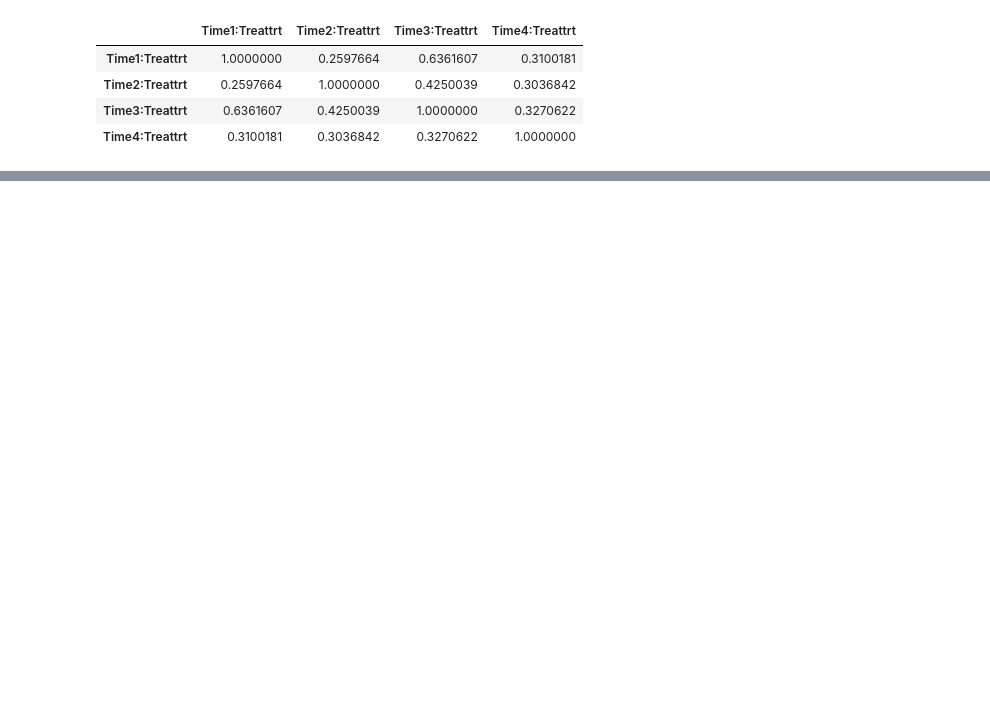
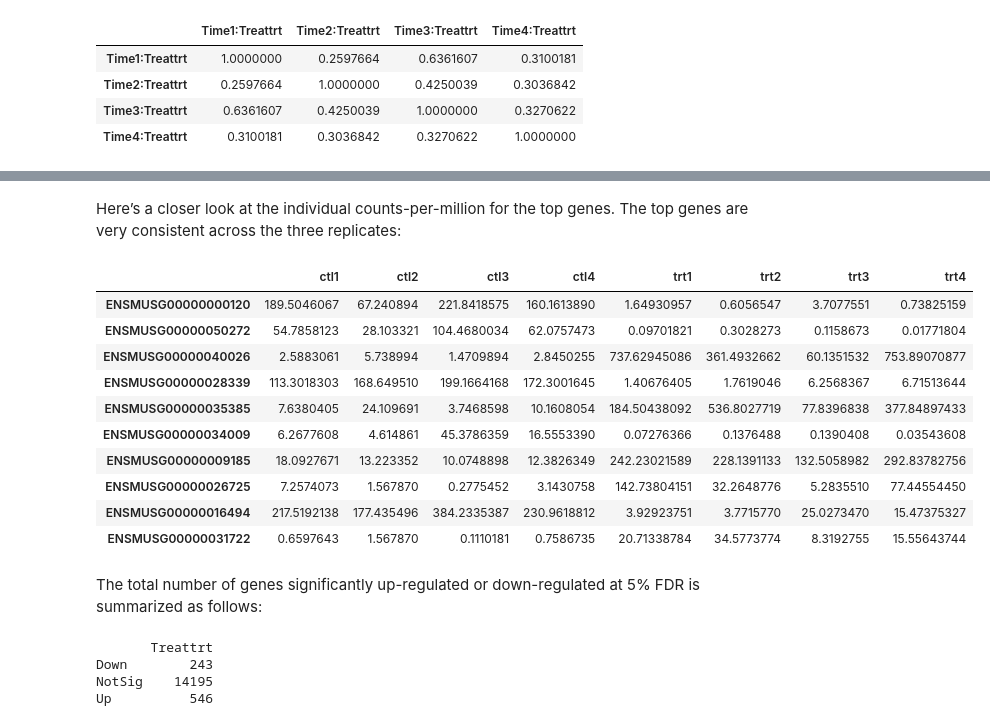
Before and after one commit to Sophia-art/EukaryoticTranscriptomics, a Jupyter notebook: R.ipynb, the cells around one changed output, grey strips where cells are left out. Cells and saved outputs as stored; diff of their text form; code cells hidden in the pictures; blank space fills up the shorter version.

```diff
--- a/R.ipynb
+++ b/R.ipynb
@@ -185,0 +229,28 @@ logFC
+# %% [markdown]
+Here’s a closer look at the individual counts-per-million for the top genes. The top genes are very
+consistent across the three replicates:
+# %%
+top <- rownames(topTags(lrt))
+cpm(z)[top,]
+# %% [output]
+|  | ctl1 | ctl2 | ctl3 | ctl4 | trt1 | trt2 | trt3 | trt4 |
+| ENSMUSG00000000120 | 189.5046067 | 67.240894 | 221.8418575 | 160.1613890 | 1.64930957 | 0.6056547 | 3.7077551 | 0.73825159 |
+| ENSMUSG00000050272 | 54.7858123 | 28.103321 | 104.4680034 | 62.0757473 | 0.09701821 | 0.3028273 | 0.1158673 | 0.01771804 |
+| ENSMUSG00000040026 | 2.5883061 | 5.738994 | 1.4709894 | 2.8450255 | 737.62945086 | 361.4932662 | 60.1351532 | 753.89070877 |
+| ENSMUSG00000028339 | 113.3018303 | 168.649510 | 199.1664168 | 172.3001645 | 1.40676405 | 1.7619046 | 6.2568367 | 6.71513644 |
+| ENSMUSG00000035385 | 7.6380405 | 24.109691 | 3.7468598 | 10.1608054 | 184.50438092 | 536.8027719 | 77.8396838 | 377.84897433 |
+| ENSMUSG00000034009 | 6.2677608 | 4.614861 | 45.3786359 | 16.5553390 | 0.07276366 | 0.1376488 | 0.1390408 | 0.03543608 |
+| ENSMUSG00000009185 | 18.0927671 | 13.223352 | 10.0748898 | 12.3826349 | 242.23021589 | 228.1391133 | 132.5058982 | 292.83782756 |
+| ENSMUSG00000026725 | 7.2574073 | 1.567870 | 0.2775452 | 3.1430758 | 142.73804151 | 32.2648776 | 5.2835510 | 77.44554450 |
+| ENSMUSG00000016494 | 217.5192138 | 177.435496 | 384.2335387 | 230.9618812 | 3.92923751 | 3.7715770 | 25.0273470 | 15.47375327 |
+| ENSMUSG00000031722 | 0.6597643 | 1.567870 | 0.1110181 | 0.7586735 | 20.71338784 | 34.5773774 | 8.3192755 | 15.55643744 |
+# %% [markdown]
+The total number of genes significantly up-regulated or down-regulated at 5% FDR is summarized as
+follows:
+# %%
+summary(dt <- decideTestsDGE(lrt))
+# %% [output]
+       Treattrt
+Down        243
+NotSig    14195
+Up          546
```
Also changed, not shown: parts of 38 cells of this notebook.
